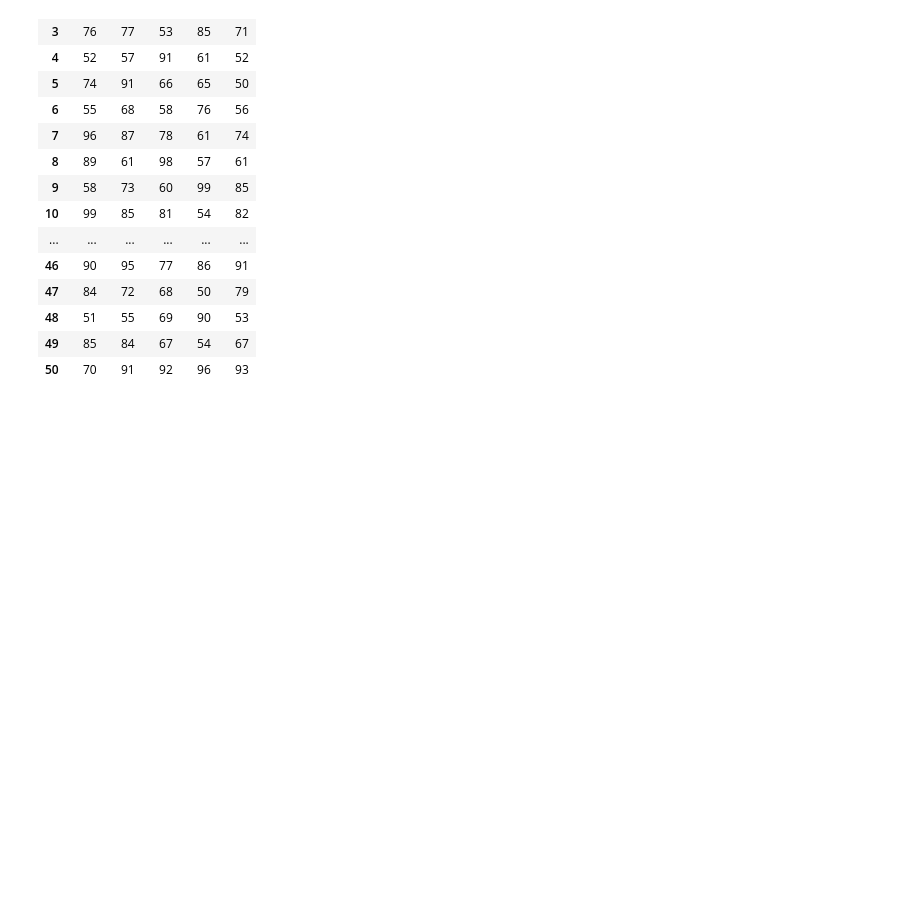
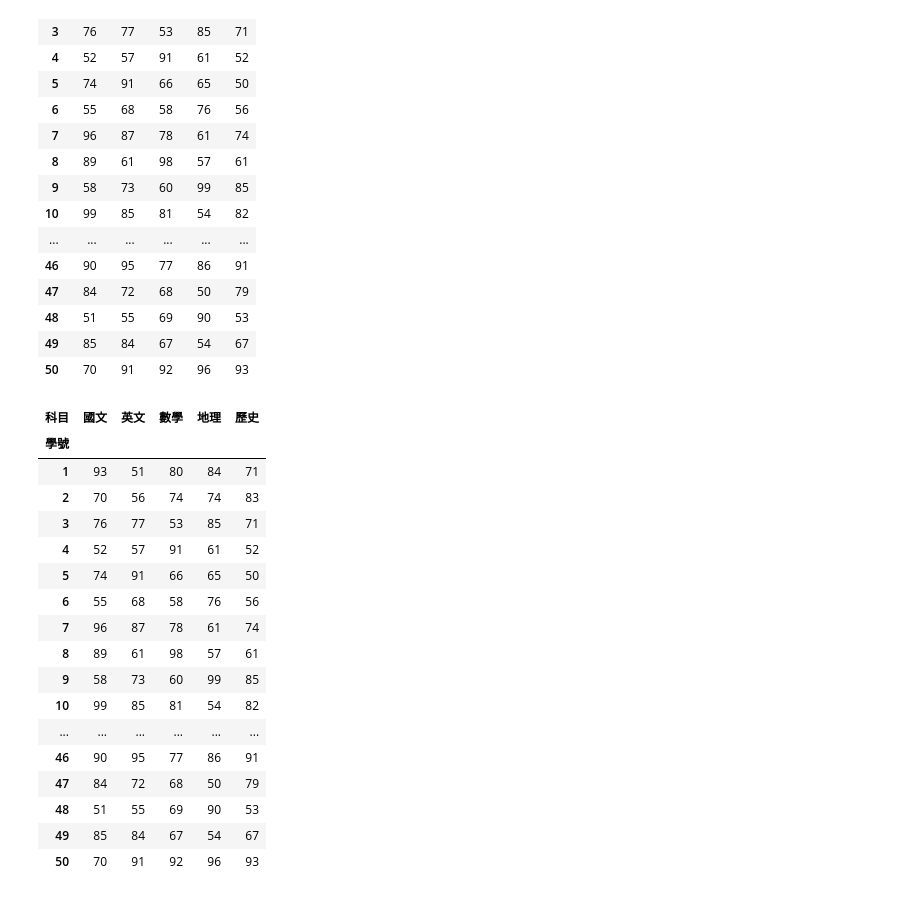
Before and after one commit to sugary2023/2023-11-16online-class, a Jupyter notebook: .devcontainer/lesoon19/lesoon19.ipynb, the cells around one changed output. Drawn from its saved outputs; the diff is of its cells as text; code cells hidden in the pictures; blank space fills up the shorter version.

```diff
--- a/.devcontainer/lesoon19/lesoon19.ipynb
+++ b/.devcontainer/lesoon19/lesoon19.ipynb
@@ -24,3 +24,26 @@ scores_pd
 | 48 | 51 | 55 | 69 | 90 | 53 |
 | 49 | 85 | 84 | 67 | 54 | 67 |
 | 50 | 70 | 91 | 92 | 96 | 93 |
+# %%
+scores_pd.index.name = "學號"
+scores_pd.columns.name = "科目"
+scores_pd
+# %% [output]
+| 科目 | 國文 | 英文 | 數學 | 地理 | 歷史 |
+| 學號 |  |  |  |  |  |
+| 1 | 93 | 51 | 80 | 84 | 71 |
+| 2 | 70 | 56 | 74 | 74 | 83 |
+| 3 | 76 | 77 | 53 | 85 | 71 |
+| 4 | 52 | 57 | 91 | 61 | 52 |
+| 5 | 74 | 91 | 66 | 65 | 50 |
+| 6 | 55 | 68 | 58 | 76 | 56 |
+| 7 | 96 | 87 | 78 | 61 | 74 |
+| 8 | 89 | 61 | 98 | 57 | 61 |
+| 9 | 58 | 73 | 60 | 99 | 85 |
+| 10 | 99 | 85 | 81 | 54 | 82 |
+| ... | ... | ... | ... | ... | ... |
+| 46 | 90 | 95 | 77 | 86 | 91 |
+| 47 | 84 | 72 | 68 | 50 | 79 |
+| 48 | 51 | 55 | 69 | 90 | 53 |
+| 49 | 85 | 84 | 67 | 54 | 67 |
+| 50 | 70 | 91 | 92 | 96 | 93 |
```
Also changed, not shown: parts of 4 cells of this notebook.
